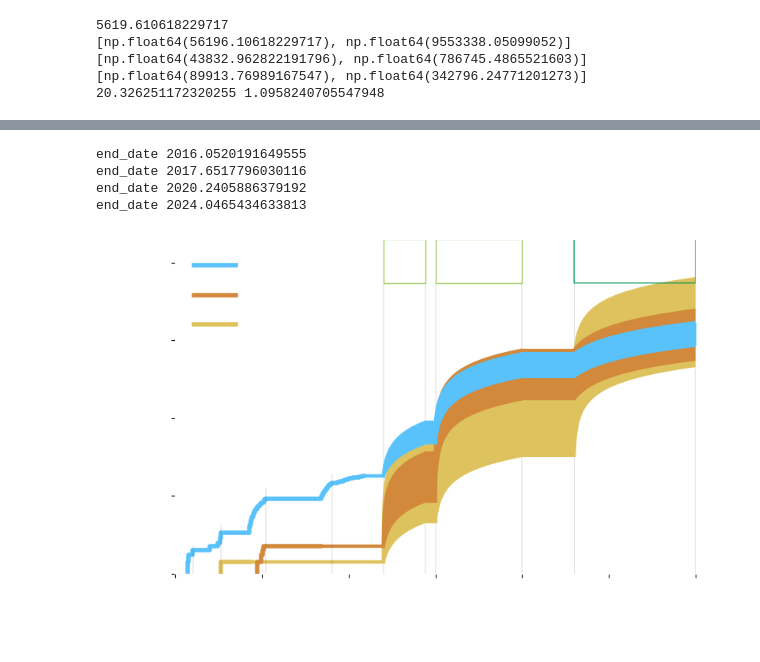
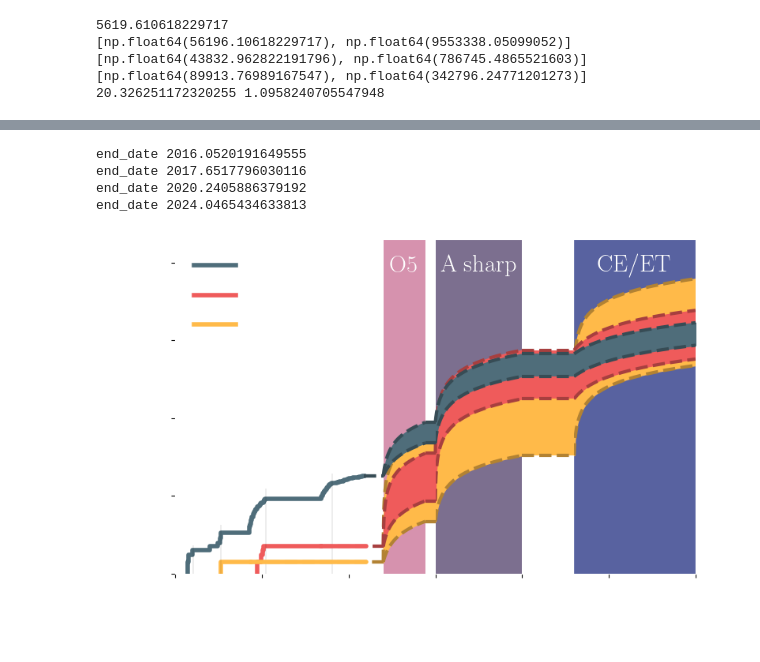
Before and after one commit to LiekeVanSon/ThesisFigures, a Jupyter notebook: SizeOfCatalogPlot_update2026.ipynb, the cells around one changed output, grey strips where cells are left out. Cells and saved outputs as stored; diff of their text form; code cells hidden in the pictures.

Commit message:
updated dark version of catalog size plot

```diff
--- a/SizeOfCatalogPlot_update2026.ipynb
+++ b/SizeOfCatalogPlot_update2026.ipynb
@@ -572,6 +571,7 @@ ax.set_facecolor('none')
 
 # Use explicit styling for athis figure: set white colors for labels/ticks/legend/text
 colors = ['#59C2FA', '#D3893B', '#dec25d']
+colors = ['#4f6d7a', '#ef5b5b', '#ffba49']
 dt     = 0.01 # timestep in year
 linewid= 3
 
@@ -597,6 +597,11 @@ for f, flavour in enumerate(['BHBH', 'BHNS', 'NSNS']):
     # Plot cumulative sum of events
     plt.step(flav_tab['obs_date_yr'], detected_events,
              color = colors[f], lw = linewid+1, label = "$\\mathrm{%s}$"%(flavour) )
+
+    # For BHNS and NSNS, extend solid line through end of O4c (nothing detected)
+    if flavour in ['BHNS', 'NSNS']:
+        plt.plot([flav_tab['obs_date_yr'][-1], end_O4c], [detected_events[-1], detected_events[-1]],
+                 color = colors[f], lw = linewid+1, label = None, solid_capstyle='round', zorder = 4)
 
     end_previous    = flav_tab['obs_date_yr'][-1]
     events_previous_min = detected_events[-1]
@@ -626,9 +631,9 @@ for f, flavour in enumerate(['BHBH', 'BHNS', 'NSNS']):
         plt.fill_between(period, y1 = new_events_min, y2 = new_events_max, zorder = 3-f,
                          edgecolor = colors[f], facecolor = colors[f], label = None)
 
-        plt.plot(period, new_events_min, color = colors[f], ls = '-',
+        plt.plot(period, new_events_min, color = darken_color(colors[f]), ls = '--',
                  lw = linewid, label = None, solid_capstyle='round',zorder = 3-f)
-        plt.plot(period, new_events_max, color = colors[f], ls = '-',
+        plt.plot(period, new_events_max, color = darken_color(colors[f]), ls = '--',
                  lw = linewid, label = None, solid_capstyle='round',zorder = 3-f)
 
 
@@ -638,9 +643,9 @@ for f, flavour in enumerate(['BHBH', 'BHNS', 'NSNS']):
                          interpolate=True, zorder = 3-f, facecolor = colors[f], label = None)
 
         plt.plot((end_previous, period[0]),(events_previous_min, events_previous_min),
-                 color = colors[f], lw = linewid, label = None,zorder = 3-f )
+                 color = darken_color(colors[f]), lw = linewid, label = None,zorder = 3-f, ls = '--' )
         plt.plot((end_previous, period[0]),(events_previous_max, events_previous_max),
-                 color = colors[f], lw = linewid, label = None,zorder = 3-f )
+                 color = darken_color(colors[f]), lw = linewid, label = None,zorder = 3-f , ls = '--')
 
 
         end_previous    = period[-1]#end[0]
@@ -660,14 +665,13 @@ for i, end_date in enumerate([end_O1, end_O2, end_O3, end_O4a]):
 
 ##########################
 # Label the future missions
-CEET_col = '#2c93bf'
+CEET_col = '#112078' # '#2c93bf' # this
 space_col = '#029656'
-voy_col = '#53C2A3'
-O4a_col = '#9ecc5e'
+voy_col = '#44325F'  #'#894171' #'#53C2A3' # this
 O4b_col = '#9ecc5e'
-O5_col = '#9ecc5e' #change
+O5_col =  '#C5648C' #'#9ecc5e' # this
 PTA_col = '#d1c54f'
-mission_colors = [PTA_col, O4a_col, O4b_col, O5_col, voy_col, space_col,space_col,space_col, CEET_col, CEET_col]
+mission_colors = [PTA_col, O4b_col, O5_col, voy_col, space_col,space_col,space_col, CEET_col, CEET_col]
 #
 for detector in ['O5', 'Voyager', 'ET']:
     mission = GW_missions[GW_missions['Name'] == detector]
@@ -677,13 +681,13 @@ for detector in ['O5', 'Voyager', 'ET']:
     # Change the label name shown for ET/CE network
     if detector == 'ET':
         detector = 'CE/ET'
-
-    plt.text(GW_missions['mid_mission'][mis_i], 6e7, '$\\mathrm{%s}$'%(detector),
+    if detector == 'Voyager':
+        detector = 'A \ sharp'
+    plt.text(GW_missions['mid_mission'][mis_i], 6e7, '$\mathrm{%s}$'%(detector),
              ha = 'center', fontsize = 22 )
-    plt.fill_between(period, y1 = 0, y2 = 3e7, edgecolor = 'k', facecolor = 'none',
-                     zorder = 0, lw = 0.1 )
-    plt.fill_between(period, y1 = 3e7, y2 = 4e8, edgecolor = mission_colors[mis_i], facecolor = 'none')
-
+    plt.fill_between(period, y1 = 0, y2 = 4e8, facecolor = mission_colors[mis_i], # N 3e7
+                     alpha = 0.7, zorder = 0, lw = 0.1 )
+    # plt.fill_between(period, y1 = 3e7, y2 = 4e8, color = mission_colors[mis_i], alpha = 0.7)
 
 ##########################
 # Plotvalues
@@ -697,32 +701,32 @@ leg = ax.legend(loc = 'upper left', fontsize = 19)
 
 # Force explicit white coloring for this axis and its text elements (avoids relying on rcParams)
 ax.xaxis.label.set_color('white')
 ax.yaxis.label.set_color('white')
 for tl in ax.get_xticklabels() + ax.get_yticklabels():
     tl.set_color('white')
 
 # Axis spines
 for spine in ax.spines.values():
     spine.set_edgecolor('white')
 
 # Legend text and frame
 if leg is not None:
     for text in leg.get_texts():
         text.set_color('white')
-    leg.get_frame().set_edgecolor('white')
+    leg.get_frame().set_edgecolor('none')
     leg.get_frame().set_facecolor('none')
 
 # Any plt.text calls added above
 for t in ax.texts:
     t.set_color('white')
 
 # Save transparent PDF
 plt.savefig('SizeOfCatalogue_err_blackbg.pdf', bbox_inches='tight', transparent=True, facecolor='none')
 
 plt.show()
 # %% [output]
 end_date 2016.0520191649555
 end_date 2017.6517796030116
 end_date 2020.2405886379192
 end_date 2024.0465434633813
-[figure, old version]
+[figure, new version]
```
Also changed, not shown: parts of 1 cell of this notebook, 2 other files.
